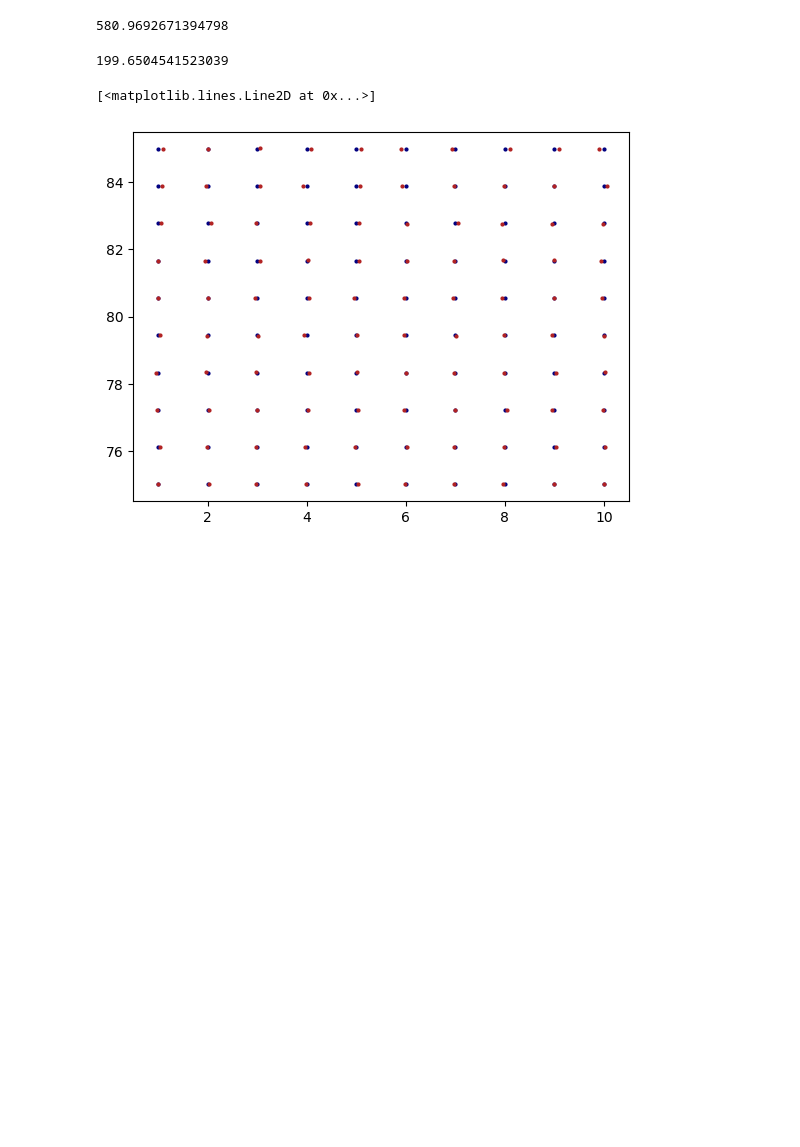
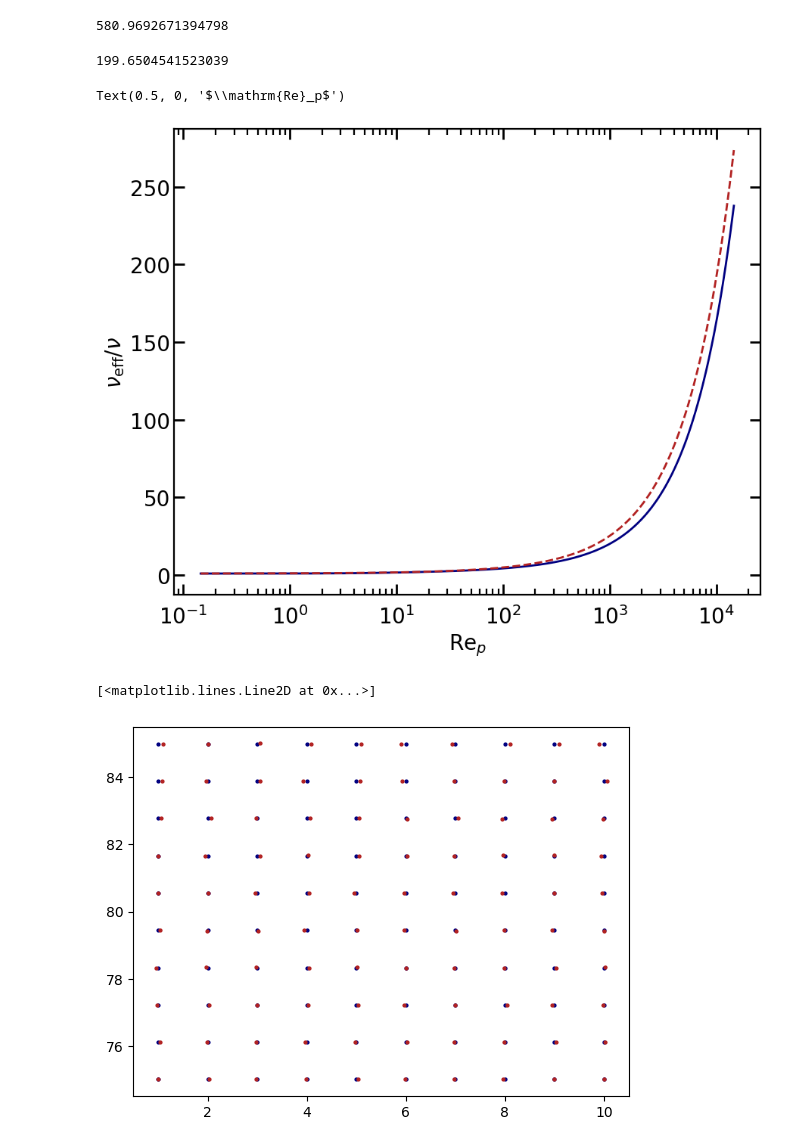
Before and after one commit to Parcels-code/Maxey_Riley_advection, a Jupyter notebook: simulations/stokes_drifters_settings.ipynb, the cells around one changed output. Saved outputs shown, nothing was run; the diff lists cells and outputs as text; code cells hidden in the pictures; blank space fills up the shorter version.

Commit message:
add drag factor calculation

```diff
--- a/simulations/stokes_drifters_settings.ipynb
+++ b/simulations/stokes_drifters_settings.ipynb
@@ -56,6 +93,28 @@ tau * 2 * (1 - B) / (2 * B + 1)
 tau/60 # minutes, quite similar to sargassum paper where they have 59 minutes)
 # %% [output]
 199.6504541523039
+# %%
+# check drag factor ( and force)
+Uslip=np.arange(0.000001,0.1,0.000001)
+REp = Re_particle(Uslip,d_in,kinematic_viscosity_water)
+f_drag = factor_drag(Uslip,d_in,kinematic_viscosity_water,B)
+fdrag2 = factor_drag_2(Uslip,d_in,kinematic_viscosity_water)
+fig,ax = plt.subplots()
+ax.plot(REp,f_drag,color='navy')
+ax.plot(REp,fdrag2,'--',color='firebrick')
+ax.set_xscale('log')
+ax.set_ylabel('$\\nu_{\\mathrm{eff}}/\\nu$')
+ax.set_xlabel('$\\mathrm{Re}_p$')
+# ax.plot(REp[0:], (24/REp  +
+#               2.6 * (REp / 5.) / (1 + (REp/5.)**(1.52))  +
+#               0.25 * (REp) / ((10**6) + REp  )
+#             ) )
+
+# ax.plot(REp[0:], (24/REp)   )
+# ax.set_yscale('log')
+# %% [output]
+Text(0.5, 0, '$\\mathrm{Re}_p$')
+[figure, added]
 # %%
 # test displacement code
 
```
Also changed, not shown: parts of 8 cells of this notebook.
